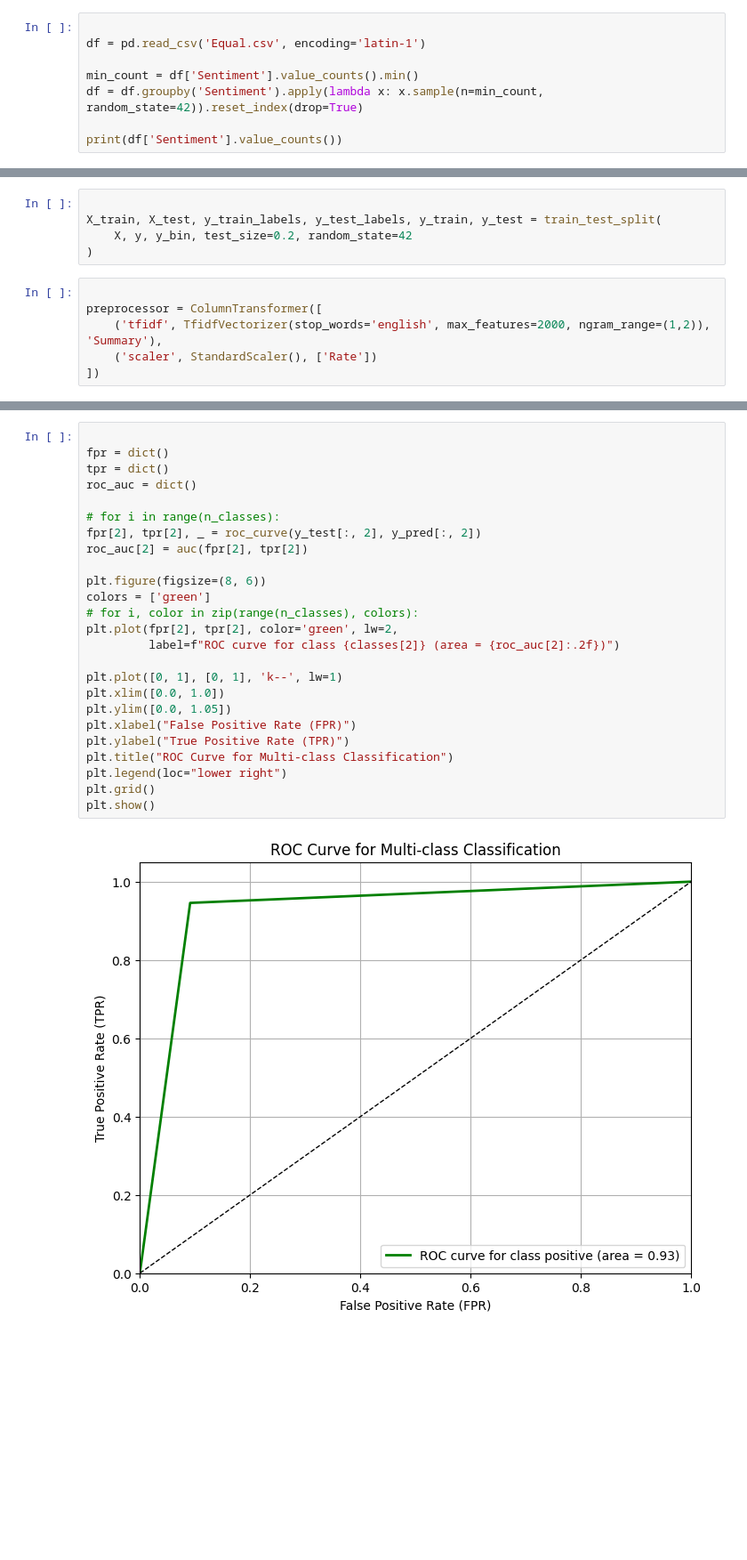
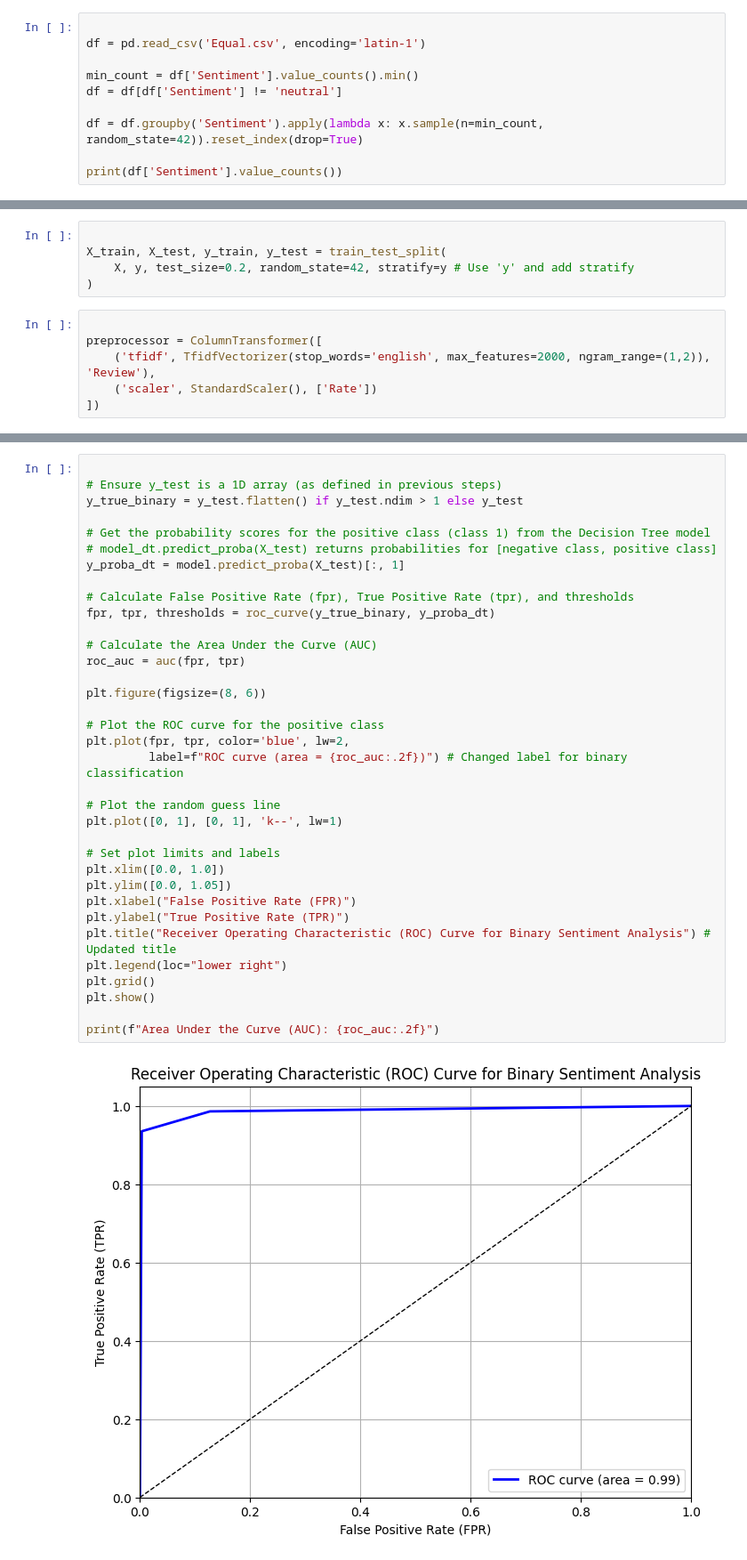
Before and after one commit to MaissWanous/solar, a Jupyter notebook: ai code/AI.ipynb, the cells around one changed output, grey strips where cells are left out. Shown at 89% size. Saved outputs shown, nothing was run; the diff lists cells and outputs as text; blank space fills up the shorter version.

```diff
--- a/ai code/AI.ipynb
+++ b/ai code/AI.ipynb
@@ -23,6 +29,8 @@ from sklearn.compose import ColumnTransformer
 df = pd.read_csv('Equal.csv', encoding='latin-1')
 
 min_count = df['Sentiment'].value_counts().min()
+df = df[df['Sentiment'] != 'neutral']
+
 df = df.groupby('Sentiment').apply(lambda x: x.sample(n=min_count, random_state=42)).reset_index(drop=True)
 
 print(df['Sentiment'].value_counts())
@@ -55,12 +94,12 @@ n_classes = y_bin.shape[1]
 # %%
 
-X_train, X_test, y_train_labels, y_test_labels, y_train, y_test = train_test_split(
-    X, y, y_bin, test_size=0.2, random_state=42
+X_train, X_test, y_train, y_test = train_test_split(
+    X, y, test_size=0.2, random_state=42, stratify=y # Use 'y' and add stratify
 )
 # %%
 
 preprocessor = ColumnTransformer([
-    ('tfidf', TfidfVectorizer(stop_words='english', max_features=2000, ngram_range=(1,2)), 'Summary'),
+    ('tfidf', TfidfVectorizer(stop_words='english', max_features=2000, ngram_range=(1,2)), 'Review'),
     ('scaler', StandardScaler(), ['Rate'])
 ])
 # %%
@@ -87,27 +164,37 @@ plt.show()
 # %%
 
-fpr = dict()
-tpr = dict()
-roc_auc = dict()
+# Ensure y_test is a 1D array (as defined in previous steps)
+y_true_binary = y_test.flatten() if y_test.ndim > 1 else y_test
 
-# for i in range(n_classes):
-fpr[2], tpr[2], _ = roc_curve(y_test[:, 2], y_pred[:, 2])
-roc_auc[2] = auc(fpr[2], tpr[2])
+# Get the probability scores for the positive class (class 1) from the Decision Tree model
+# model_dt.predict_proba(X_test) returns probabilities for [negative class, positive class]
+y_proba_dt = model.predict_proba(X_test)[:, 1]
+
+# Calculate False Positive Rate (fpr), True Positive Rate (tpr), and thresholds
+fpr, tpr, thresholds = roc_curve(y_true_binary, y_proba_dt)
+
+# Calculate the Area Under the Curve (AUC)
+roc_auc = auc(fpr, tpr)
 
 plt.figure(figsize=(8, 6))
-colors = ['green']
-# for i, color in zip(range(n_classes), colors):
-plt.plot(fpr[2], tpr[2], color='green', lw=2,
-         label=f"ROC curve for class {classes[2]} (area = {roc_auc[2]:.2f})")
 
+# Plot the ROC curve for the positive class
+plt.plot(fpr, tpr, color='blue', lw=2,
+         label=f"ROC curve (area = {roc_auc:.2f})") # Changed label for binary classification
+
+# Plot the random guess line
 plt.plot([0, 1], [0, 1], 'k--', lw=1)
+
+# Set plot limits and labels
 plt.xlim([0.0, 1.0])
 plt.ylim([0.0, 1.05])
 plt.xlabel("False Positive Rate (FPR)")
 plt.ylabel("True Positive Rate (TPR)")
-plt.title("ROC Curve for Multi-class Classification")
+plt.title("Receiver Operating Characteristic (ROC) Curve for Binary Sentiment Analysis") # Updated title
 plt.legend(loc="lower right")
 plt.grid()
 plt.show()
+
+print(f"Area Under the Curve (AUC): {roc_auc:.2f}")
 # %% [output]
-[figure, old version]
+[figure, new version]
```
Also changed, not shown: parts of 9 cells of this notebook.
